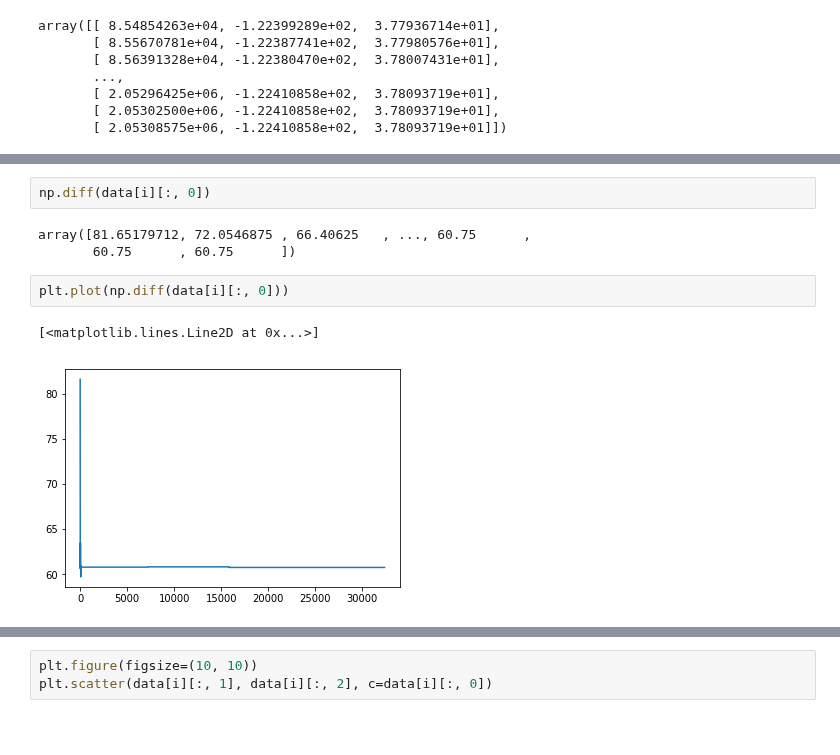
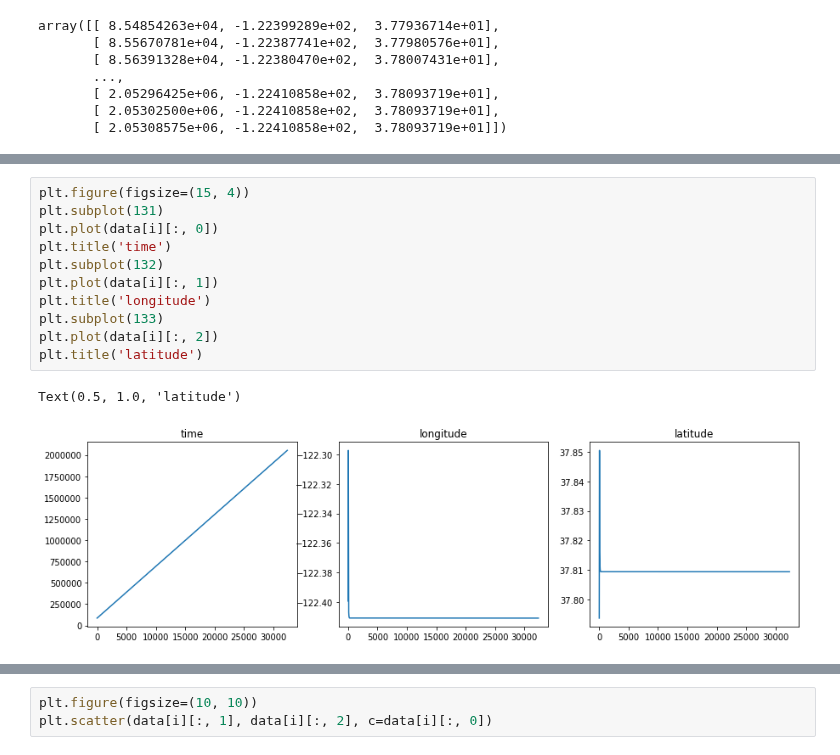
Before and after one commit to LordHelmchen324/real-vs-synthetic-geospatial, a Jupyter notebook: machine_learning/citybased_rnn_2_generation.ipynb, the cells around one changed output, grey strips where cells are left out. Drawn from its saved outputs; the diff is of its cells as text; blank space fills up the shorter version.

Commit message:
Inspected generated data

```diff
--- a/machine_learning/citybased_rnn_2_generation.ipynb
+++ b/machine_learning/citybased_rnn_2_generation.ipynb
@@ -199,10 +189,14 @@ plt.plot(data[i][:, 0])
-# %%
-np.diff(data[i][:, 0])
-# %% [output]
-array([81.65179712, 72.0546875 , 66.40625   , ..., 60.75      ,
-       60.75      , 60.75      ])
-# %%
-plt.plot(np.diff(data[i][:, 0]))
-# %% [output]
-[<matplotlib.lines.Line2D at 0x...>]
-[figure, removed]
+# %%
+plt.figure(figsize=(15, 4))
+plt.subplot(131)
+plt.plot(data[i][:, 0])
+plt.title('time')
+plt.subplot(132)
+plt.plot(data[i][:, 1])
+plt.title('longitude')
+plt.subplot(133)
+plt.plot(data[i][:, 2])
+plt.title('latitude')
+# %% [output]
+Text(0.5, 1.0, 'latitude')
+[figure, added]
```
Also changed, not shown: parts of 3 cells of this notebook.
